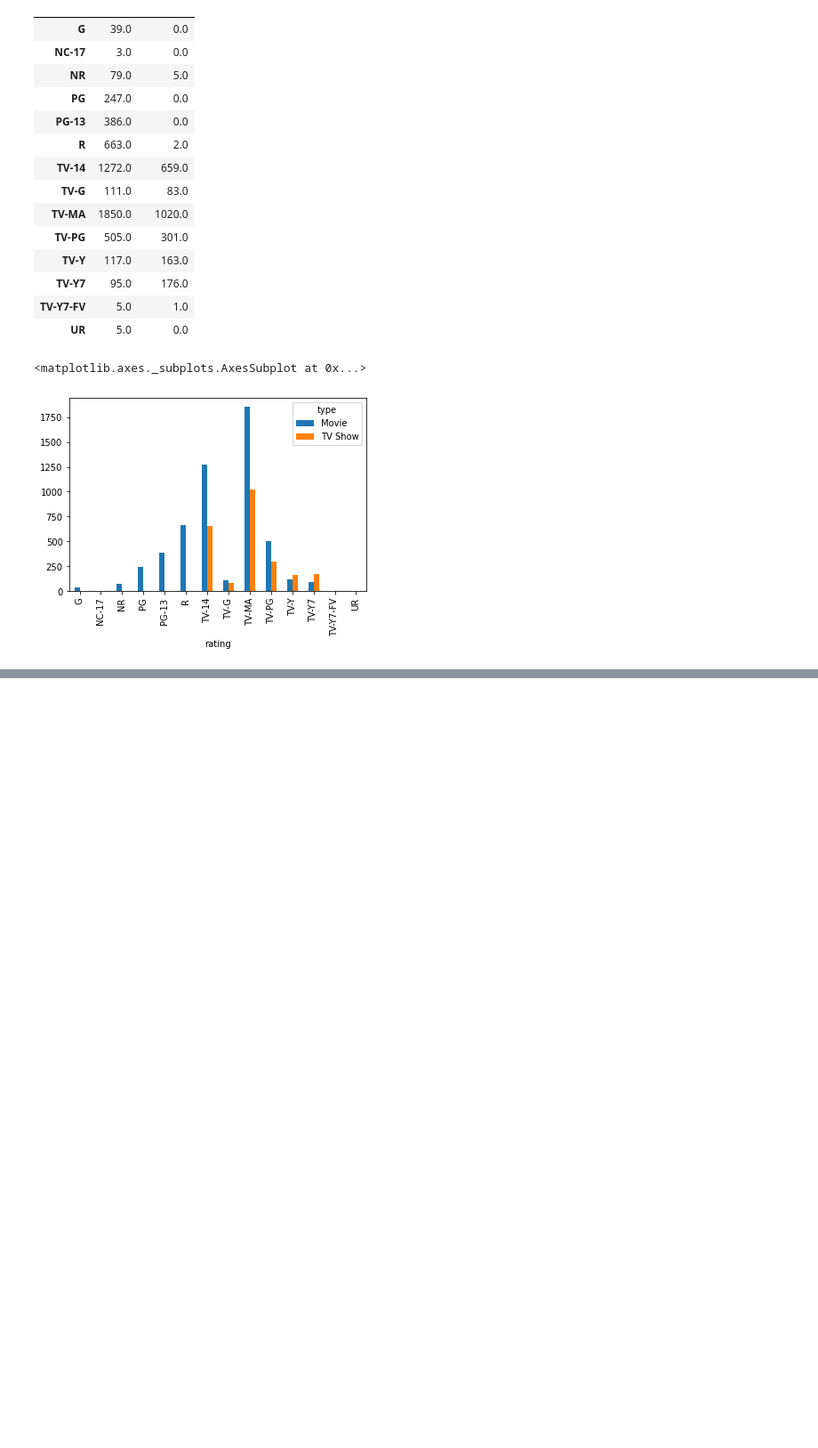
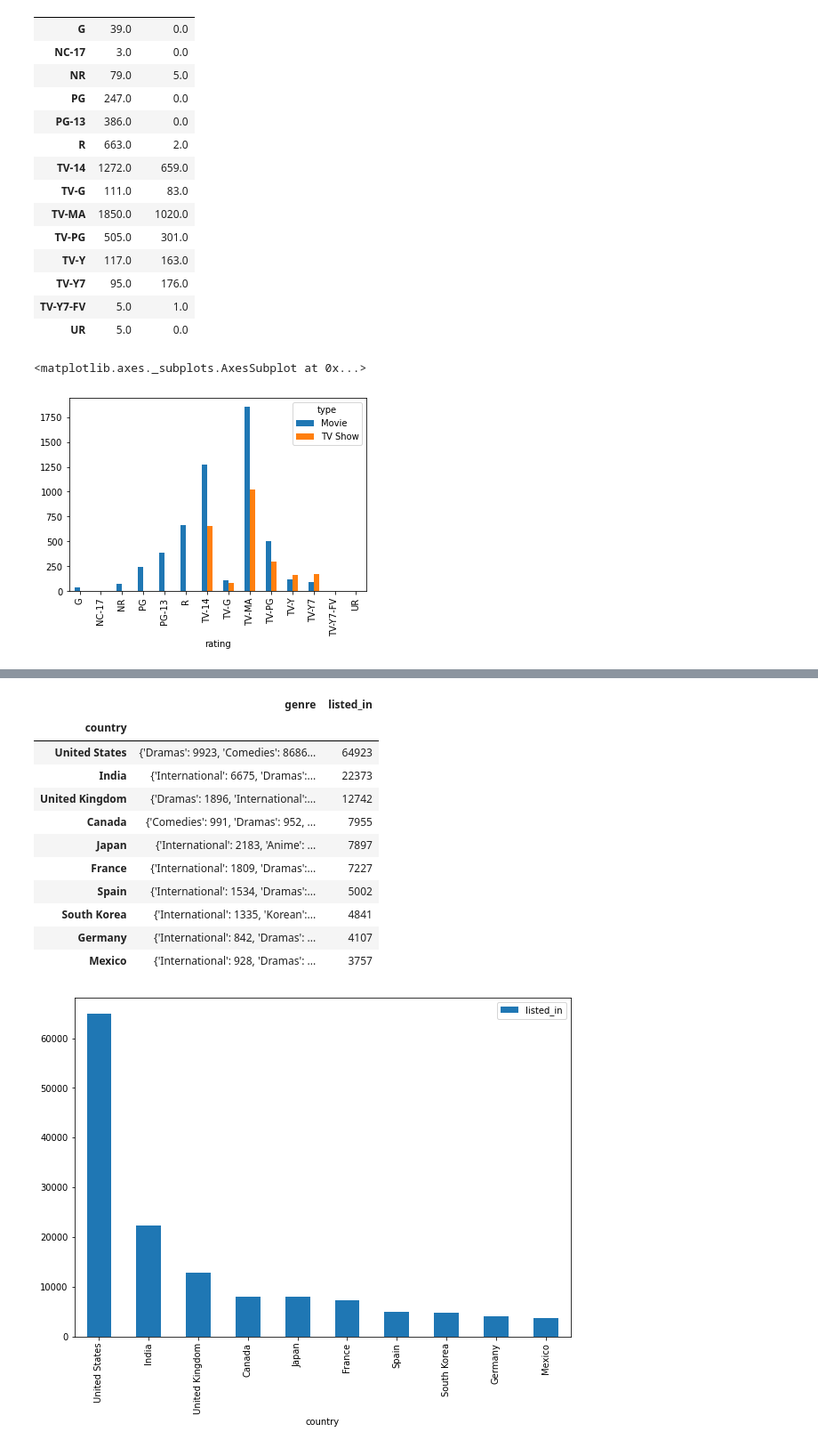
Before and after one commit to sauravkumar19/Coronavirus-Tweet-Sentiment-Analysis, a Jupyter notebook: NETFLIX_MOVIES_AND_TV_SHOWS_CLUSTERING.ipynb, the cells around one changed output, grey strips where cells are left out. Shown at 89% size. Cells and saved outputs as stored; diff of their text form; code cells hidden in the pictures; blank space fills up the shorter version.

```diff
--- a/NETFLIX_MOVIES_AND_TV_SHOWS_CLUSTERING.ipynb
+++ b/NETFLIX_MOVIES_AND_TV_SHOWS_CLUSTERING.ipynb
@@ -431,0 +377,16 @@ cast_genre = cast_table.groupby('cast')['listed_in'].value_counts()
+# %%
+genre_wise_eda(cast_table,'country','listed_in')
+# %% [output]
+|  | genre | listed_in |
+| country |  |  |
+| United States | {'Dramas': 9923, 'Comedies': 8686... | 64923 |
+| India | {'International': 6675, 'Dramas':... | 22373 |
+| United Kingdom | {'Dramas': 1896, 'International':... | 12742 |
+| Canada | {'Comedies': 991, 'Dramas': 952, ... | 7955 |
+| Japan | {'International': 2183, 'Anime': ... | 7897 |
+| France | {'International': 1809, 'Dramas':... | 7227 |
+| Spain | {'International': 1534, 'Dramas':... | 5002 |
+| South Korea | {'International': 1335, 'Korean':... | 4841 |
+| Germany | {'International': 842, 'Dramas': ... | 4107 |
+| Mexico | {'International': 928, 'Dramas': ... | 3757 |
+[figure, added]
```
Also changed, not shown: parts of 42 cells of this notebook.
